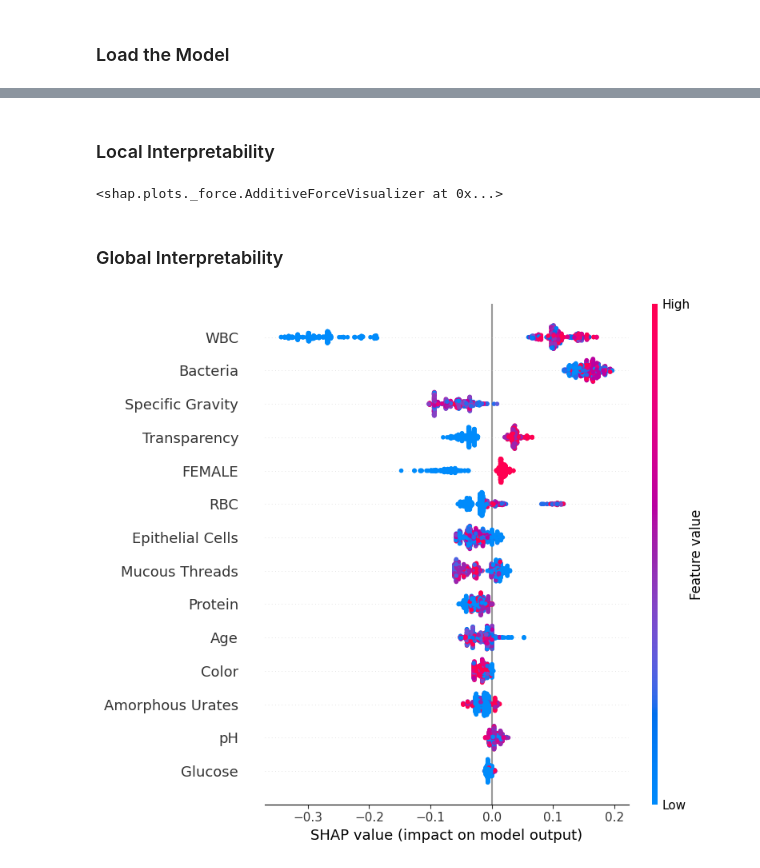
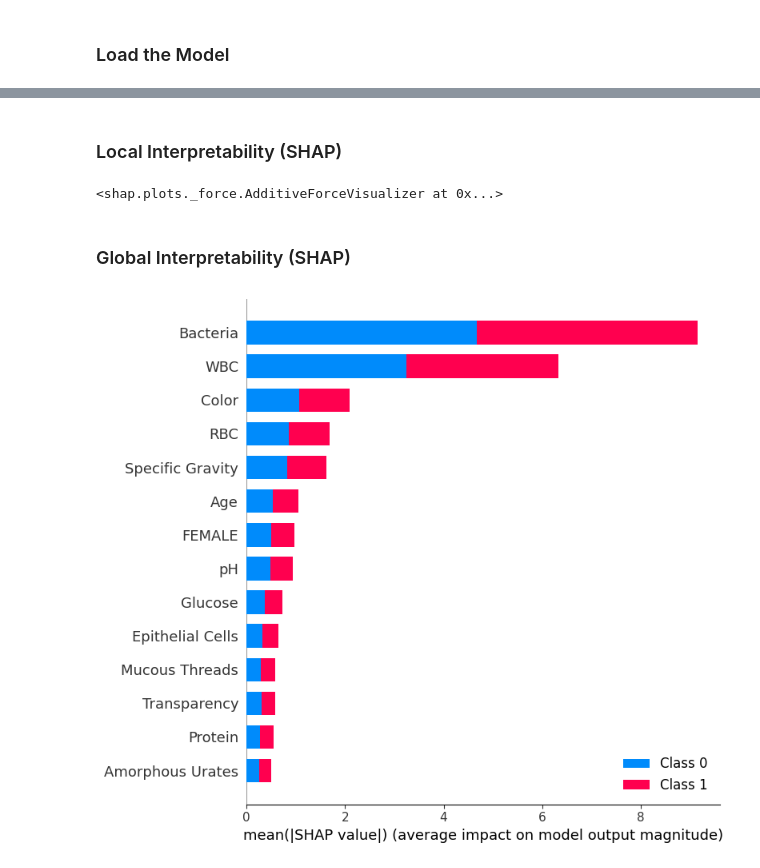
Before and after one commit to kr-agdeppa/UTI-Diagnosis-Classification, a Jupyter notebook: MODEL INTERPRETATION.ipynb, the cells around one changed output, grey strips where cells are left out. Saved outputs shown, nothing was run; the diff lists cells and outputs as text; code cells hidden in the pictures.

Commit message:
changed the best model to MLP and added the feature attribution local interpretability based on gradients

```diff
--- a/MODEL INTERPRETATION.ipynb
+++ b/MODEL INTERPRETATION.ipynb
@@ -33,2 +102,4 @@ X_train_unscaled, X_test_unscaled, y_train, y_test = load(r"/kaggle/input/serial
 # %%
-best_model = load(r"/kaggle/input/random-forest/best_model.joblib")
+best_model = ClassifierNN()
+
+best_model.load_state_dict(torch.load(r"/kaggle/input/mlp-parameters/mlp_parameters_tensor.pth"))
@@ -91,3 +181,10 @@ shap_values = explainer.shap_values(X_test_unscaled)
+# %%
+input_data = X_test_unscaled.values.astype('float32')
+input_tensor = torch.tensor(input_data)
+# %%
+explainer = shap.DeepExplainer(best_model, input_tensor)
+# %%
+shap_values = explainer.shap_values(input_tensor, check_additivity=False)
 # %% [markdown]
-### Local Interpretability
+### Local Interpretability (SHAP)
 # %%
@@ -95,9 +192,9 @@ shap.force_plot(explainer.expected_value[1], shap_values[1][1], X_example)
 # %% [output]
 <shap.plots._force.AdditiveForceVisualizer at 0x...>
 # %% [markdown]
-### Global Interpretability
+### Global Interpretability (SHAP)
 # %%
 # selecting the first array from the variable values. values[1] = POSITIVE classification
-shap.summary_plot(shap_values[1], X_test_unscaled)
+shap.summary_plot(shap_values, X_test_unscaled)
 # %% [output]
-[figure, old version]
+[figure, new version]
```
Also changed, not shown: parts of 17 cells of this notebook.
